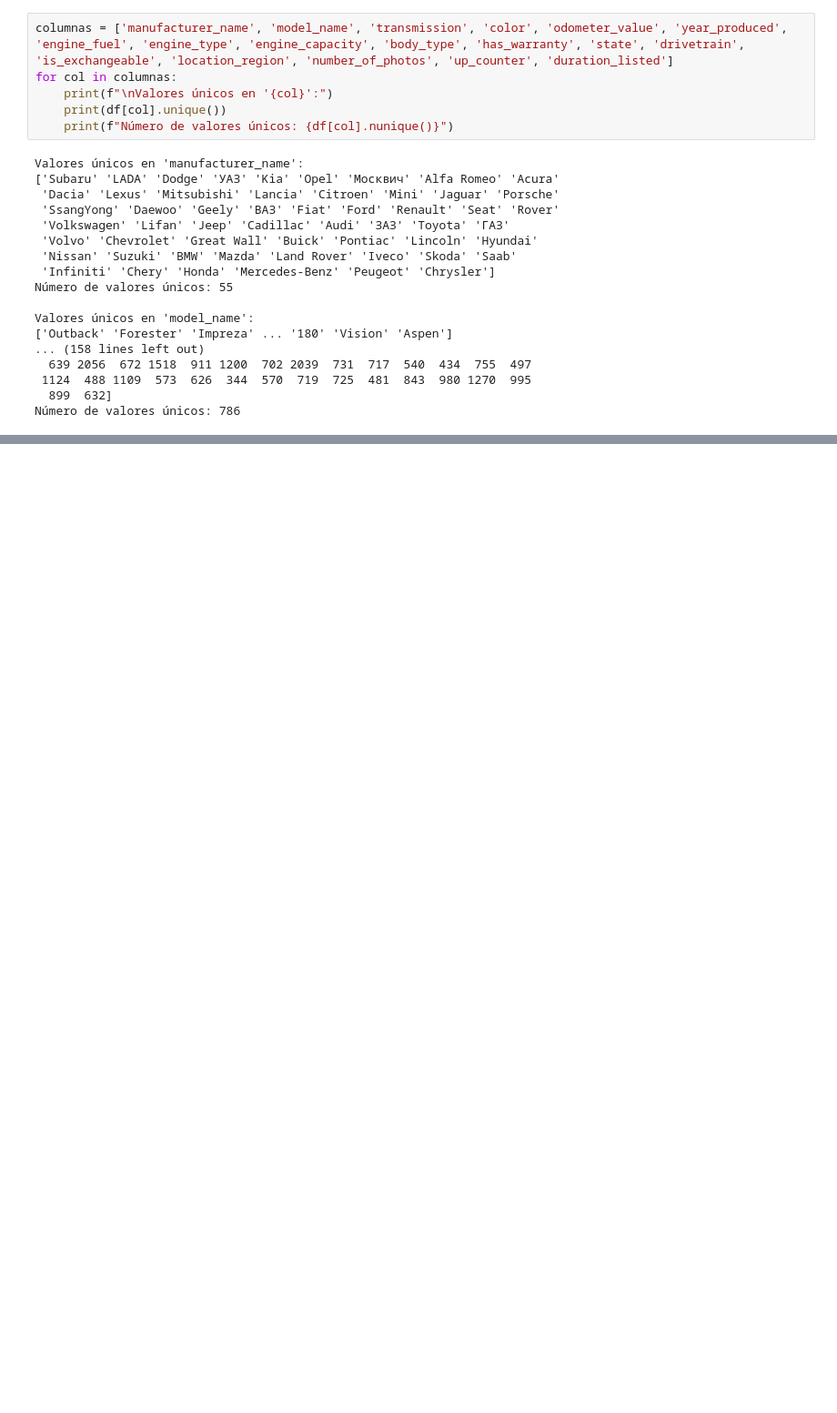
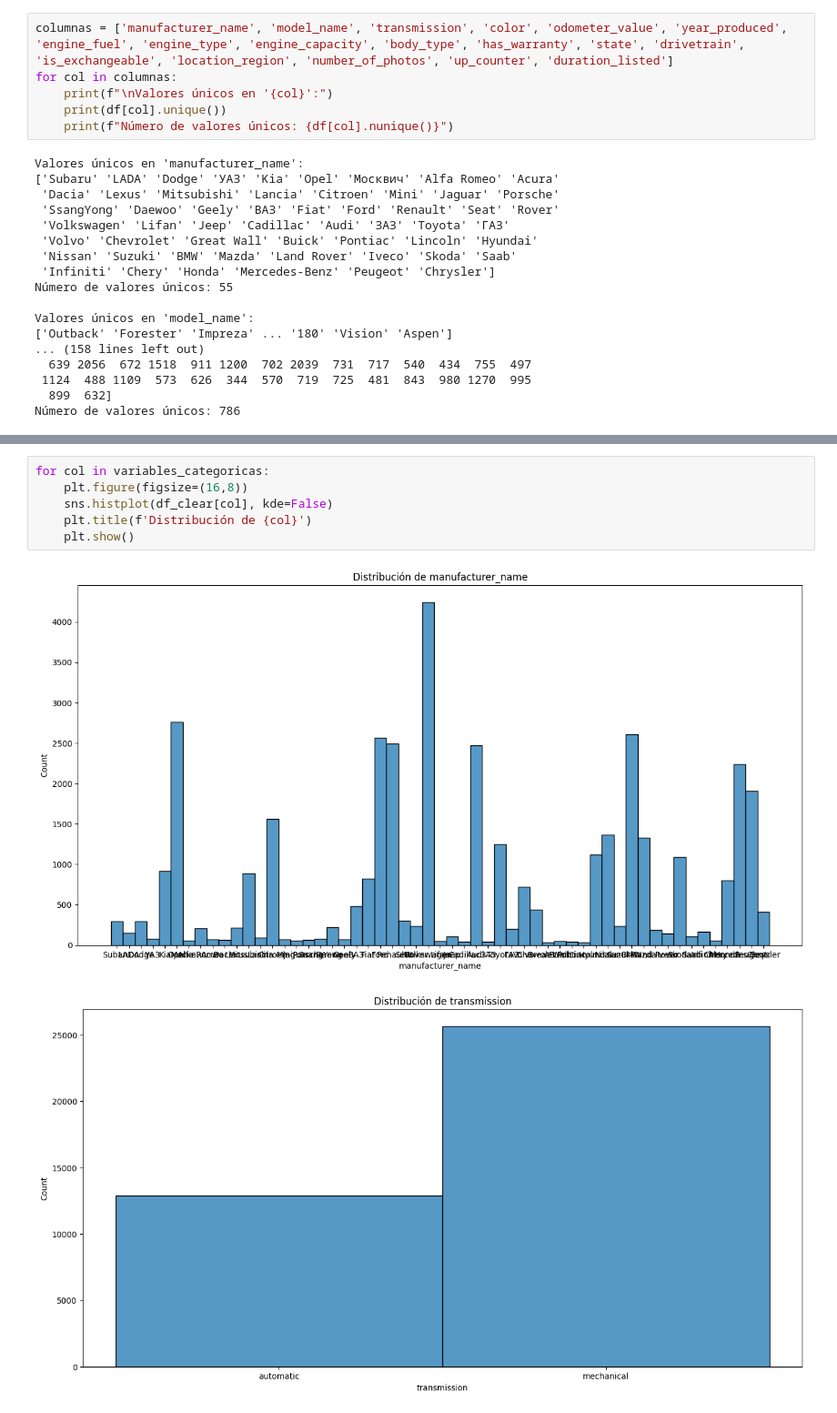
Before and after one commit to jesc6447/Introduccion-a-la-IA-2026A, a Jupyter notebook: Unidad 1/Practica 1 - Regrsion lineal/Regresion-Lineal.ipynb, the cells around one changed output, grey strips where cells are left out. Shown at 91% size. Drawn from its saved outputs; the diff is of its cells as text; blank space fills up the shorter version.

```diff
--- a/Unidad 1/Practica 1 - Regrsion lineal/Regresion-Lineal.ipynb
+++ b/Unidad 1/Practica 1 - Regrsion lineal/Regresion-Lineal.ipynb
@@ -94,0 +199,9 @@ array(['Subaru', 'LADA', 'Dodge', 'УАЗ', 'Kia', 'Opel', 'Москвич',
+# %%
+for col in variables_categoricas:
+    plt.figure(figsize=(16,8))
+    sns.histplot(df_clear[col], kde=False)
+    plt.title(f'Distribución de {col}')
+    plt.show()
+# %% [output]
+[figure, added]
+[figure, added]
```
Also changed, not shown: parts of 20 cells of this notebook, 2 other files.
